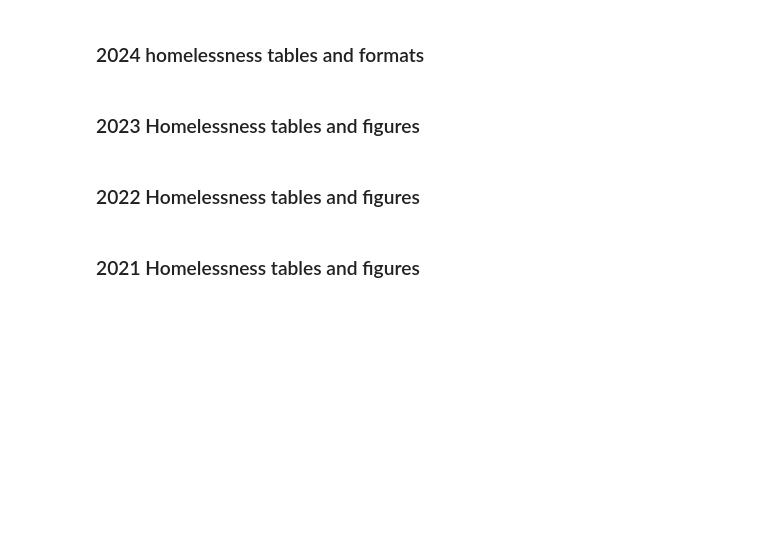
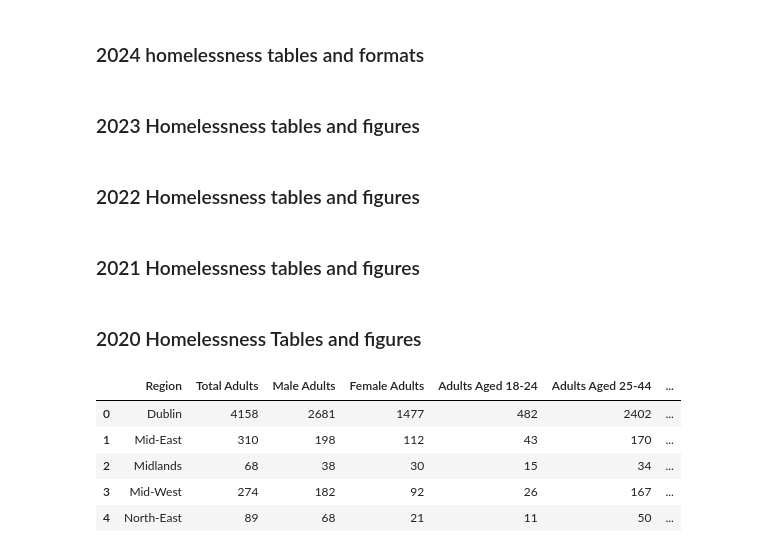
Before and after one commit to RobAstur/Programming-for-data-analytics, a Jupyter notebook: Project/project.ipynb, the cells around one changed output. Saved outputs shown, nothing was run; the diff lists cells and outputs as text; code cells hidden in the pictures; blank space fills up the shorter version.

```diff
--- a/Project/project.ipynb
+++ b/Project/project.ipynb
@@ -242,3 +241,20 @@ homelessness_apr_2021['Date'] = formatted_date_apr_2021
 homelessness_mar_2021['Date'] = formatted_date_mar_2021
 homelessness_feb_2021['Date'] = formatted_date_feb_2021
 homelessness_jan_2021['Date'] = formatted_date_jan_2021
+# %% [markdown]
+### 2020 Homelessness Tables and figures
+# %%
+# Monthly homelessness data in ireland by month in 2021
+
+homelessness_dec_2020 = pd.read_csv("https://opendata.housing.gov.ie/dataset/b9873271-ca82-4137-8185-0a1305a18c91/resource/ab27d35c-ff3c-4f97-b23d-88a432fef4ed/download/homelessness_report_december_2020.csv")
+homelessness_nov_2020 = pd.read_csv("https://opendata.housing.gov.ie/dataset/546cf306-e9a0-447d-962a-c8218506391a/resource/1f69a8fa-2281-4bca-9ae4-af233a7e6dd9/download/homelessness_report_november_2020.csv")
+homelessness_oct_2020 = pd.read_csv("https://opendata.housing.gov.ie/dataset/e830ea17-d6f0-49cd-a6e8-a6acc53ad9f0/resource/7e25f578-bcb7-48a1-a6cd-e16fbc9547db/download/homelessness_report_october_2020.csv")
+homelessness_sep_2020 = pd.read_csv("https://opendata.housing.gov.ie/dataset/b578fa8e-6148-46e1-bc35-956691de2995/resource/ce44f23a-3ff6-4acc-b037-3fed928eb059/download/homelessness_report_september_2020.csv")
+homelessness_aug_2020 = pd.read_csv("https://opendata.housing.gov.ie/dataset/19d0ba8a-78d8-4453-a9de-cb8ecb4d8e74/resource/cb7174c3-111f-4c33-9a85-8a28f22414bd/download/homelessness_report_august_2020.csv")
+homelessness_jul_2020 = pd.read_csv("https://opendata.housing.gov.ie/dataset/09a3785a-6256-4c9b-ae97-c38f46ffcb00/resource/3f6f385b-2748-4052-bd19-5ceb30c5a1e2/download/homelessness_report_july_2020.csv")
+homelessness_jun_2020 = pd.read_csv("https://opendata.housing.gov.ie/dataset/ba0c066e-d273-45ea-95b1-b3f19e01c2c5/resource/b1269f8f-95a9-4d02-8695-8406cdf66fbd/download/homelessness_report_june_2020.csv")
+homelessness_may_2020 = pd.read_csv("https://opendata.housing.gov.ie/dataset/801be869-2818-47e3-9cdc-d56e50b1e6aa/resource/e5423ee2-10df-429c-9478-1725dafa107b/download/homelessness_report_may_2020.csv")
+homelessness_apr_2020 = pd.read_csv("https://opendata.housing.gov.ie/dataset/6222d969-31f1-43e4-bd6c-60c59dbe2f40/resource/5d250526-b5d1-433d-b88a-c9b919c21198/download/homelessness_report_april_2020.csv")
+homelessness_mar_2020 = pd.read_csv("https://opendata.housing.gov.ie/dataset/5dac577f-e148-46ec-a391-876f9667c0f3/resource/c5372a4e-cf38-4b2a-9e58-43e37ceedcd5/download/homelessness_report_march_2020.csv")
+homelessness_feb_2020 = pd.read_csv("https://opendata.housing.gov.ie/dataset/3471be16-266c-465a-a5b4-5260fc3f245a/resource/04fb9fb3-788e-40d1-900b-a8e489161f08/download/homelessness_report_february_2020.csv")
+homelessness_jan_2020 = pd.read_csv("https://opendata.housing.gov.ie/dataset/05f828a3-0832-4b05-810e-240408af15df/resource/9c52dcb3-be75-4227-9b0c-2ab8b13dd831/download/homelessness_report_january_2020.csv")
@@ -250 +311,10 @@ combined_2021 = pd.concat([homelessness_dec_2021, homelessness_nov_2021, homeles
+# %%
+combined_2020.head()
+# %% [output]
+|  | Region | Total Adults | Male Adults | Female Adults | Adults Aged 18-24 | Adults Aged 25-44 | ... |
+| 0 | Dublin | 4158 | 2681 | 1477 | 482 | 2402 | ... |
+| 1 | Mid-East | 310 | 198 | 112 | 43 | 170 | ... |
+| 2 | Midlands | 68 | 38 | 30 | 15 | 34 | ... |
+| 3 | Mid-West | 274 | 182 | 92 | 26 | 167 | ... |
+| 4 | North-East | 89 | 68 | 21 | 11 | 50 | ... |
 # %%
```
Also changed, not shown: parts of 12 cells of this notebook, 1 other file.
